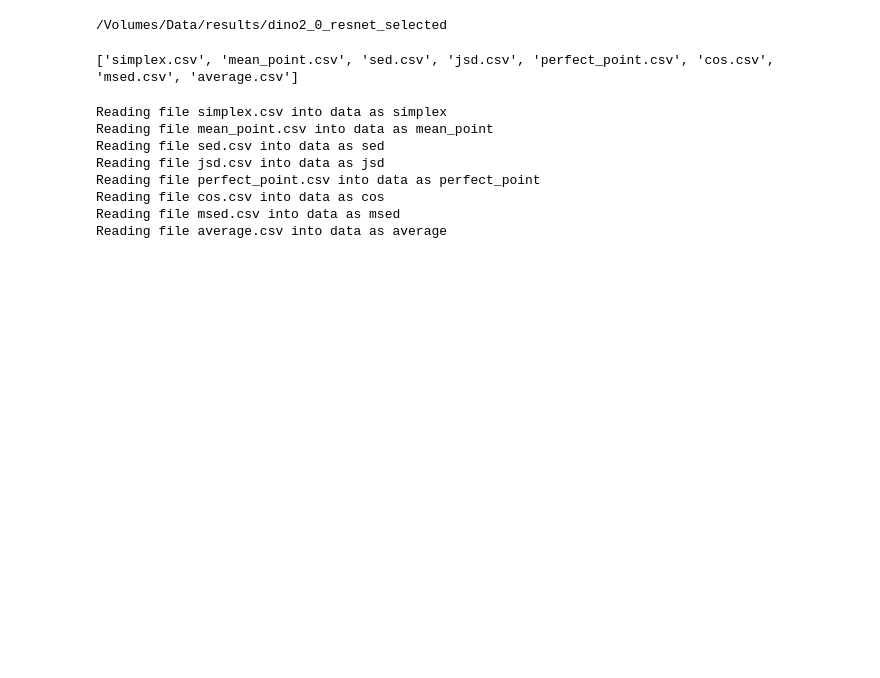
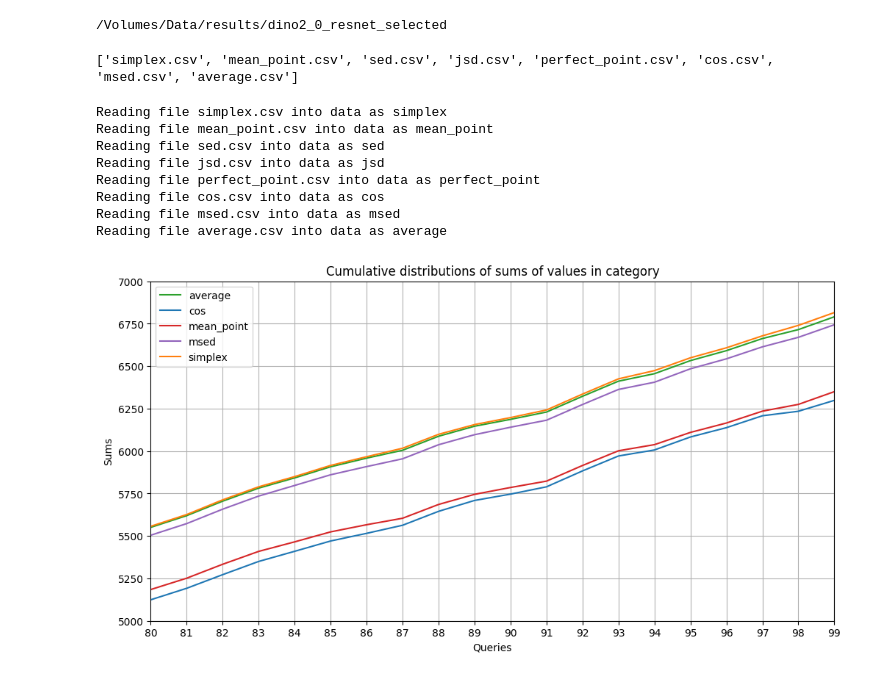
Before and after one commit to MetricSearch/simcoder-pytorch, a Jupyter notebook: notebooks/plot_results1.ipynb, the cells around one changed output. Drawn from its saved outputs; the diff is of its cells as text; code cells hidden in the pictures; blank space fills up the shorter version.

```diff
--- a/notebooks/plot_results1.ipynb
+++ b/notebooks/plot_results1.ipynb
@@ -36,4 +36,52 @@ Reading file perfect_point.csv into data as perfect_point
 Reading file cos.csv into data as cos
 Reading file msed.csv into data as msed
 Reading file average.csv into data as average
+# %%
+# This plots the cummulative distributions of poly sums
+
+# Set up the plotting infrastructure
+
+from matplotlib.rcsetup import cycler
+import numpy as np
+import matplotlib.pyplot as plt
+
+import matplotlib as mpl
+mpl.rcParams["axes.prop_cycle"] = cycler('color', ['#2ca02c', '#1f77b4', '#d62728', '#9467bd', '#ff7f0e', '#8c564b', '#e377c2', '#7f7f7f', '#bcbd22', '#17becf'])
+
+fig, ax = plt.subplots(figsize=(12, 6))
+
+del data['jsd']
+del data['sed']
+del data['perfect_point']
+
+data_keys = data.keys()
+data_keys = sorted(data_keys)
+for key in data_keys:
+    column = data[key]["best_poly_sums"]
+    n_bins = column.size
+    # plot the cumulative histogram
+    ax.plot(column.cumsum()[80:101], label=key)
+
+
+# pull out the euc data from any one of the data frames.
+
+# column = data['simplex']["best_single_sums"]
+# n_bins = column.size
+# # plot the cumulative histogram
+# ax.plot(column.cumsum()[80:101], label='euc') #
+
+# tidy up the figure
+ax.set_xlim(80,99)
+ax.set_ylim(5000,7000)
+ax.grid(True)
+ax.legend(loc='upper left')
+ax.set_title('Cumulative distributions of sums of values in category')
+ax.set_xlabel('Queries')
+ax.set_ylabel('Sums')
+
+plt.xticks(np.linspace(80,99,20, endpoint=True))
+
+plt.show()
+# %% [output]
+[figure, added]
 # %%
```
Also changed, not shown: parts of 2 cells of this notebook, 3 other files.
